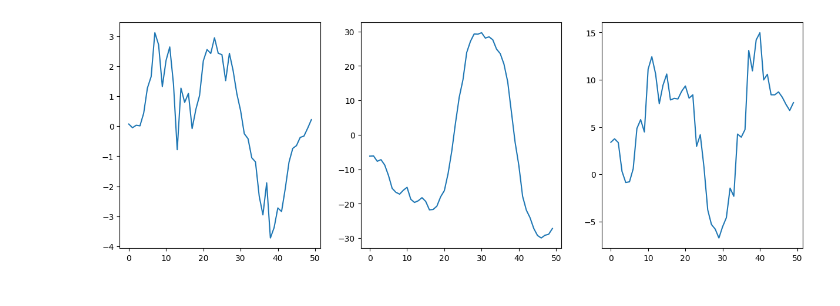
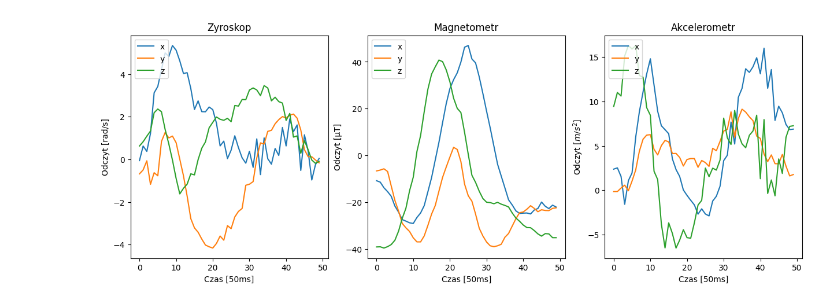
Before and after one commit to matisiekpl/imutensor, a Jupyter notebook: charts.ipynb, the cells around one changed output. Cells and saved outputs as stored; diff of their text form; code cells hidden in the pictures.

```diff
--- a/charts.ipynb
+++ b/charts.ipynb
@@ -38,10 +42,28 @@ plt.show()
-# %%
-fig, ax = plt.subplots(1,3)
-fig.set_size_inches(15, 5)
-
-ax[0].plot(df2.iloc[:, 0:0])
-ax[1].plot(df2.iloc[:, 3:3])
-ax[2].plot(df2.iloc[:, 6:6])
-plt.show()
-# %% [output]
-[figure, removed]
+# %%
+fig, ax = plt.subplots(1,3)
+fig.set_size_inches(15, 5)
+
+ax[0].plot(df.iloc[:, 0], label='x')
+ax[0].plot(df.iloc[:, 1], label='y')
+ax[0].plot(df.iloc[:, 2], label='z')
+ax[0].set_title('Zyroskop')
+ax[0].set_xlabel('Czas [50ms]')
+ax[0].set_ylabel('Odczyt [rad/s]')
+ax[0].legend(loc="upper left")
+ax[1].plot(df.iloc[:, 3], label='x')
+ax[1].plot(df.iloc[:, 4], label='y')
+ax[1].plot(df.iloc[:, 5], label='z')
+ax[1].set_title('Magnetometr')
+ax[1].set_xlabel('Czas [50ms]')
+ax[1].set_ylabel('Odczyt [μT]')
+ax[1].legend(loc="upper left")
+ax[2].plot(df.iloc[:, 6], label='x')
+ax[2].plot(df.iloc[:, 7], label='y')
+ax[2].plot(df.iloc[:, 8], label='z')
+ax[2].set_title('Akcelerometr')
+ax[2].set_xlabel('Czas [50ms]')
+ax[2].set_ylabel('Odczyt [$m/s^2$]')
+ax[2].legend(loc="upper left")
+plt.show()
+# %% [output]
+[figure, added]
```
Also changed, not shown: parts of 3 cells of this notebook, 1 other file.
